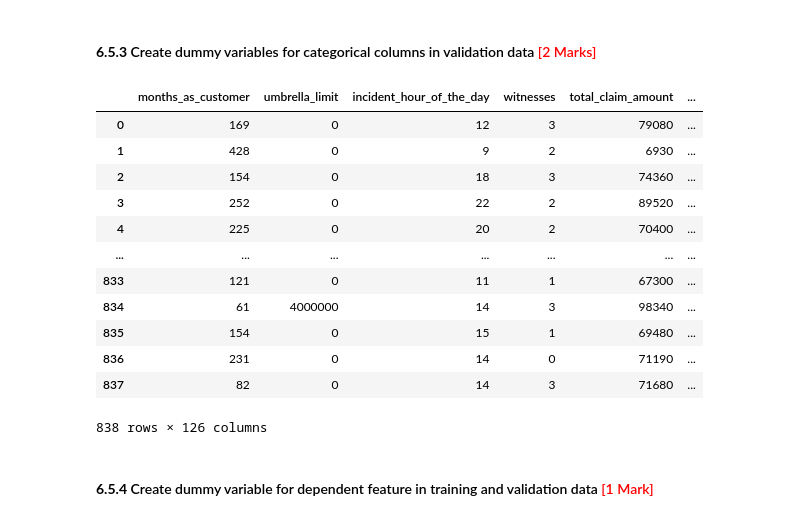
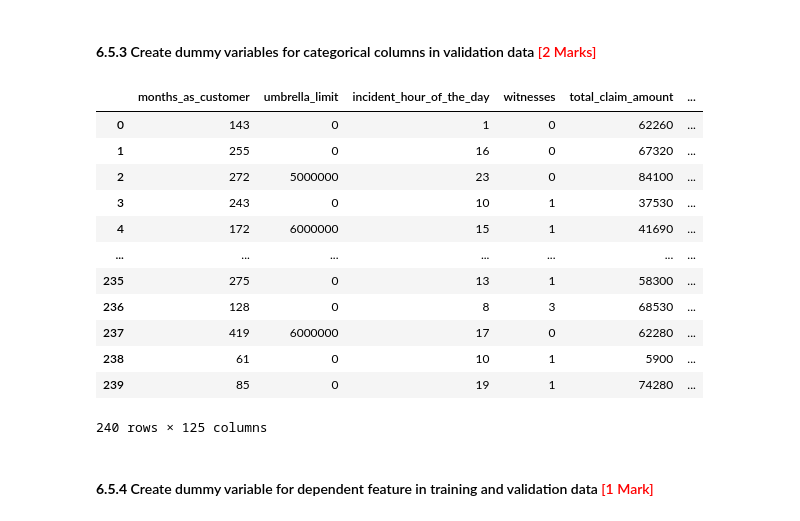
Before and after one commit to jagdsh/model_selection_insurance_fraud_claim, a Jupyter notebook: Fraudulent_Claim_Detection_Starter.ipynb, the cells around one changed output. Saved outputs shown, nothing was run; the diff lists cells and outputs as text; code cells hidden in the pictures.

```diff
--- a/Fraudulent_Claim_Detection_Starter.ipynb
+++ b/Fraudulent_Claim_Detection_Starter.ipynb
@@ -942,3 +942,12 @@ X_resampled_df
 | 836 | 231 | 37 | 1991-12-12 | OH | 250/500 | 500 | ... |
 | 837 | 82 | 27 | 1996-09-21 | IL | 100/300 | 1000 | ... |
 838 rows × 42 columns
+# %%
+X_validation['Policy_Tenure'] = (X_validation['incident_date'] - X_validation['policy_bind_date']).dt.days / 30.4375
+X_validation['Incident_Day_Type'] = (X_validation['incident_date'].dt.dayofweek >= 5).astype(int) ## 0 Weekday and 1 Weekend // TODO Report
+X_validation['Incident_Month'] = X_validation['incident_date'].dt.month
+X_validation['Claim_consistency_ratio'] = ((X_validation['total_claim_amount'] / X_validation['policy_annual_premium']) > 0.80).astype(int)
+X_validation['Injury_vs_Vehicle_ratio'] = X_validation['injury_claim'] / X_validation['vehicle_claim']
+X_validation['Capital_activity'] = ((X_validation['capital-loss'] + X_validation['capital-gains']) < 0).astype(int)
+X_validation['Claim_component_balance'] = ((X_validation['vehicle_claim'] / X_validation['total_claim_amount']) > 0.7).astype(int)
+X_validation
@@ -1015,6 +1038,20 @@ X_resampled_df['Valid_injury_claim'] = (
     (X_resampled_df['bodily_injuries'] == 0) & (X_resampled_df['injury_claim'] > 0)
 ).astype(int)
 
+X_validation['valid_multi_collision_damage'] = (
+    (X_validation['incident_type'] == 'Multi-vehicle Collision') &
+    ((X_validation['incident_severity'] == 'Total Loss') | (X_validation['incident_severity'] == 'Major Damage'))).astype(int)
+X_validation['valid_single_collision_damage'] = (
+    (X_validation['incident_type'] == 'Single Vehicle Collision') &
+    ((X_validation['incident_severity'] == 'Total Loss') | (X_validation['incident_severity'] == 'Major Damage'))).astype(int)
+X_validation['Valid_police_report'] = (
+    (X_validation['authorities_contacted'] == 'Police') &
+    (X_validation['police_report_available'] == 'NO')).astype(int)
+X_validation['Valid_injury_claim'] = (
+    (X_validation['authorities_contacted'] == 'Ambulance') &
+    (X_validation['bodily_injuries'] == 0) & (X_validation['injury_claim'] > 0)
+).astype(int)
+
 redundant_categorical_columns = ['authorities_contacted', 'bodily_injuries', 'injury_claim', 'incident_severity', 'incident_type', 'insured_hobbies']
 X_resampled_df = X_resampled_df.drop(redundant_categorical_columns, axis=1)
 X_validation = X_validation.drop(redundant_categorical_columns, axis=1)
@@ -1084,23 +1121,23 @@ X_resampled_dummies_df
 # %%
 # Create dummy variables using the 'get_dummies' for categorical columns in validation data
 dummies_validation = pd.get_dummies(X_validation[g_categorical_columns], dtype="int")
-X_resampled_dummies_validation_df = pd.concat([X_resampled_df,dummies],axis=1)
-X_resampled_dummies_validation_df = X_resampled_dummies_validation_df.drop(columns=g_categorical_columns)
-X_resampled_dummies_validation_df
+X_dummies_validation_df = pd.concat([X_validation, dummies_validation], axis=1)
+X_dummies_validation_df = X_dummies_validation_df.drop(columns=g_categorical_columns)
+X_dummies_validation_df
 # %% [output]
 |  | months_as_customer | umbrella_limit | incident_hour_of_the_day | witnesses | total_claim_amount | ... |
-| 0 | 169 | 0 | 12 | 3 | 79080 | ... |
-| 1 | 428 | 0 | 9 | 2 | 6930 | ... |
-| 2 | 154 | 0 | 18 | 3 | 74360 | ... |
-| 3 | 252 | 0 | 22 | 2 | 89520 | ... |
-| 4 | 225 | 0 | 20 | 2 | 70400 | ... |
+| 0 | 143 | 0 | 1 | 0 | 62260 | ... |
+| 1 | 255 | 0 | 16 | 0 | 67320 | ... |
+| 2 | 272 | 5000000 | 23 | 0 | 84100 | ... |
+| 3 | 243 | 0 | 10 | 1 | 37530 | ... |
+| 4 | 172 | 6000000 | 15 | 1 | 41690 | ... |
 | ... | ... | ... | ... | ... | ... | ... |
-| 833 | 121 | 0 | 11 | 1 | 67300 | ... |
-| 834 | 61 | 4000000 | 14 | 3 | 98340 | ... |
-| 835 | 154 | 0 | 15 | 1 | 69480 | ... |
-| 836 | 231 | 0 | 14 | 0 | 71190 | ... |
-| 837 | 82 | 0 | 14 | 3 | 71680 | ... |
+| 235 | 275 | 0 | 13 | 1 | 58300 | ... |
+| 236 | 128 | 0 | 8 | 3 | 68530 | ... |
+| 237 | 419 | 6000000 | 17 | 0 | 62280 | ... |
+| 238 | 61 | 0 | 10 | 1 | 5900 | ... |
+| 239 | 85 | 0 | 19 | 1 | 74280 | ... |
-838 rows × 126 columns
+240 rows × 125 columns
 # %% [markdown]
 #### **6.5.4** Create dummy variable for dependent feature in training and validation data <font color = "red">[1 Mark]</font>
 # %%
```
Also changed, not shown: parts of 20 cells of this notebook.
